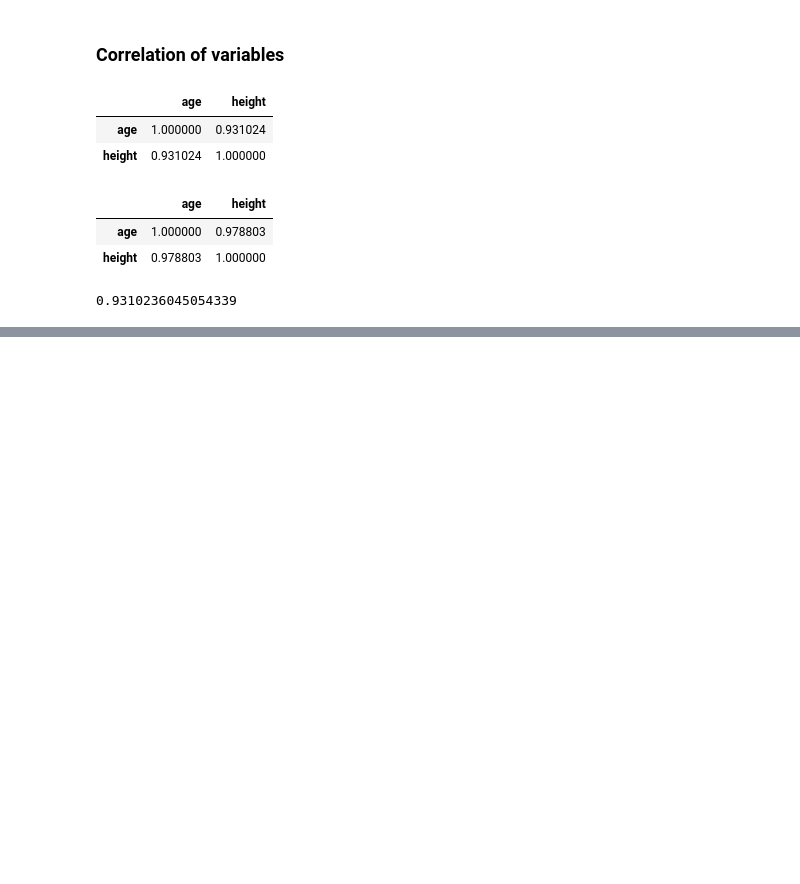
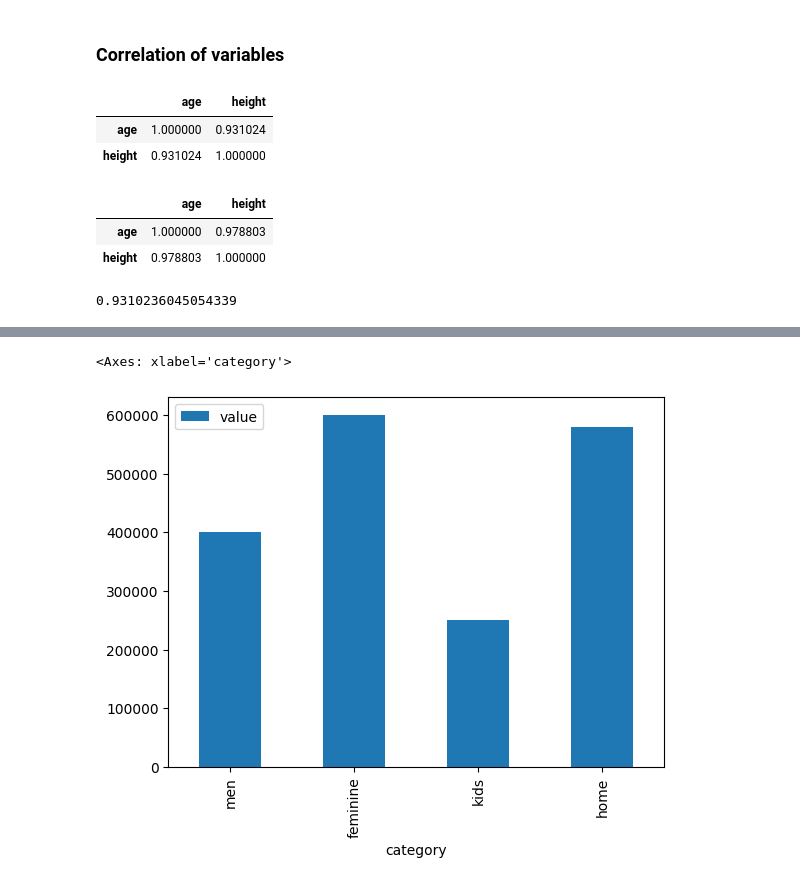
Before and after one commit to RanielliMontagna/ia-learning, a Jupyter notebook: statistics_devs/statistics_devs.ipynb, the cells around one changed output, grey strips where cells are left out. Cells and saved outputs as stored; diff of their text form; code cells hidden in the pictures; blank space fills up the shorter version.

```diff
--- a/statistics_devs/statistics_devs.ipynb
+++ b/statistics_devs/statistics_devs.ipynb
@@ -135,0 +146,6 @@ df_measures.age.corr(df_measures.height)
+# %%
+dict_sales = {
+    'category': ['men', 'feminine', 'kids', 'home'],
+    'value': [400000, 600000, 250000, 580000],
+    'quantity': [3000, 5000, 1500, 2500],
+}
@@ -135,0 +158,2 @@ df_measures.age.corr(df_measures.height)
+# %%
+df_sales = pd.DataFrame.from_dict(dict_sales)
@@ -135,0 +168,6 @@ df_measures.age.corr(df_measures.height)
+# %%
+# Vertical bar chart
+df_sales.plot.bar(x="category", y="value")
+# %% [output]
+<Axes: xlabel='category'>
+[figure, added]
```
Also changed, not shown: parts of 19 cells of this notebook, 2 other files.
